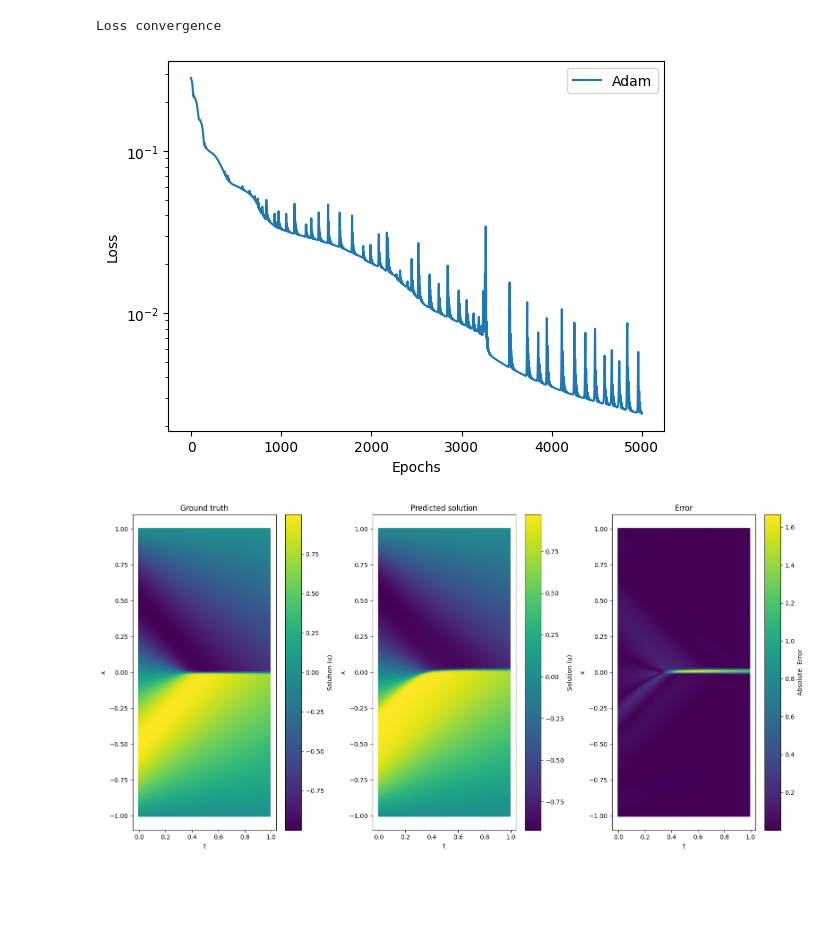
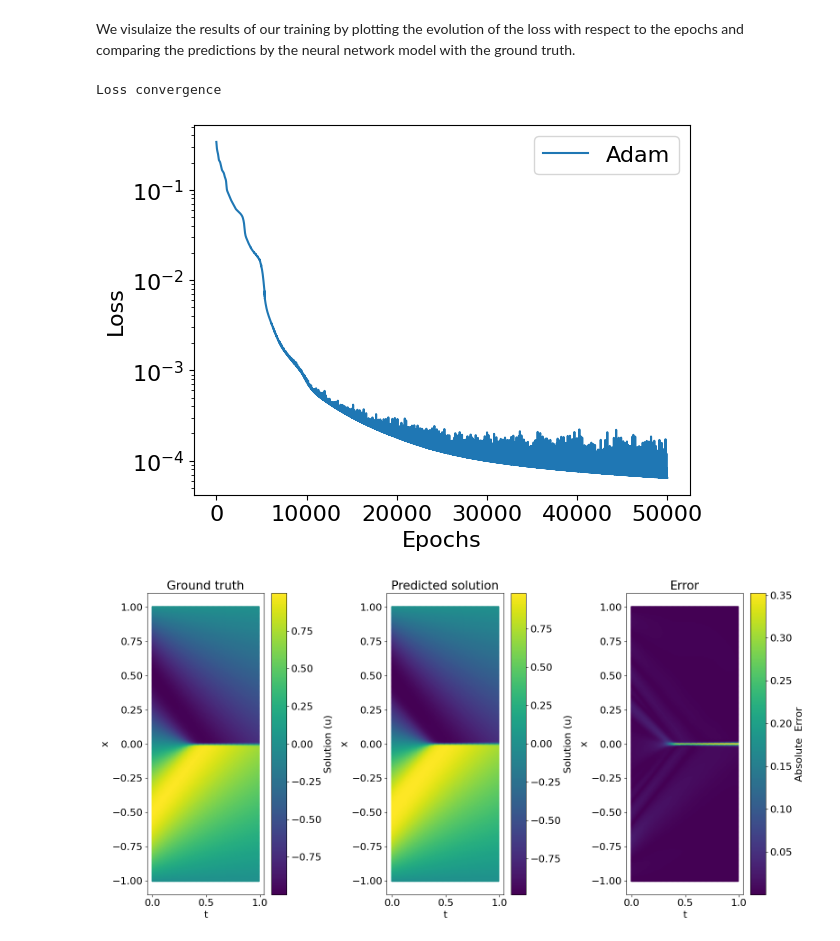
Before and after one commit to ponkrshnan/SIAM_MS24_tutorial, a Jupyter notebook: Burgers_PINN/Burger_pytorch.ipynb, the cells around one changed output. Saved outputs shown, nothing was run; the diff lists cells and outputs as text; code cells hidden in the pictures; blank space fills up the shorter version.

Commit message:
Burgers with saved model

```diff
--- a/Burgers_PINN/Burger_pytorch.ipynb
+++ b/Burgers_PINN/Burger_pytorch.ipynb
@@ -69,7 +79,7 @@ def predict(X_star_tf):
 nu = 0.01/np.pi # Viscosity
 N_u = 100 # Number of Initial and Boundary data points
 N_f = 10000 # Number of residual point
-Nmax=  5000
+Nmax=  50000 # Number of epochs
 # %%
 # Load and process data
 
@@ -154,0 +156,4 @@ Training time: 194.3954
+# %%
+ckpt = torch.load('Burgers_results.pt')
+net_u.load_state_dict(ckpt['model'])
+loss = ckpt['Train_loss']
@@ -167,20 +174,23 @@ Error u: 1.884811e-01
+# %% [markdown]
+We visulaize the results of our training by plotting the evolution of the loss with respect to the epochs and comparing the predictions by the neural network model with the ground truth.
 # %%
 # plot the results
-
+plt.rcParams.update({'font.size': 16})
 print('Loss convergence')
 loss = np.array(loss)
 range_adam = np.arange(0, Nmax+1)
 plt.semilogy(range_adam, loss, label='Adam')
 #plt.plot(epochs, loss, label = 'adam optimizer')
 #plt.yscale('log')
 plt.ylabel('Loss')
 plt.xlabel('Epochs')
 plt.legend()
 plt.show()
 # %% [output]
 Loss convergence
-[figure, old version]
+[figure, new version]
 # %%
+
 plt.figure(figsize=(16, 8))
 plt.subplot(1,3,1)
 plt.scatter(X_star[:,1:2], X_star[:,0:1], c = u_star, cmap = 'viridis', s = 5)
@@ -206,4 +216,4 @@ plt.title('Error')
 plt.tight_layout()
 plt.show()
 # %% [output]
-[figure, old version]
+[figure, new version]
```
Also changed, not shown: parts of 14 cells of this notebook, 2 other files.
